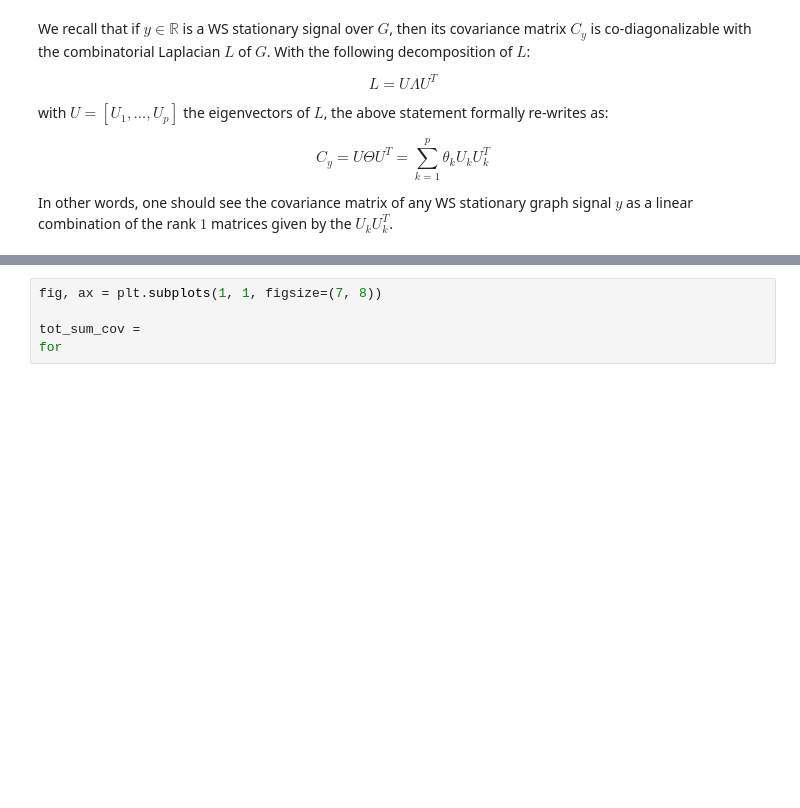
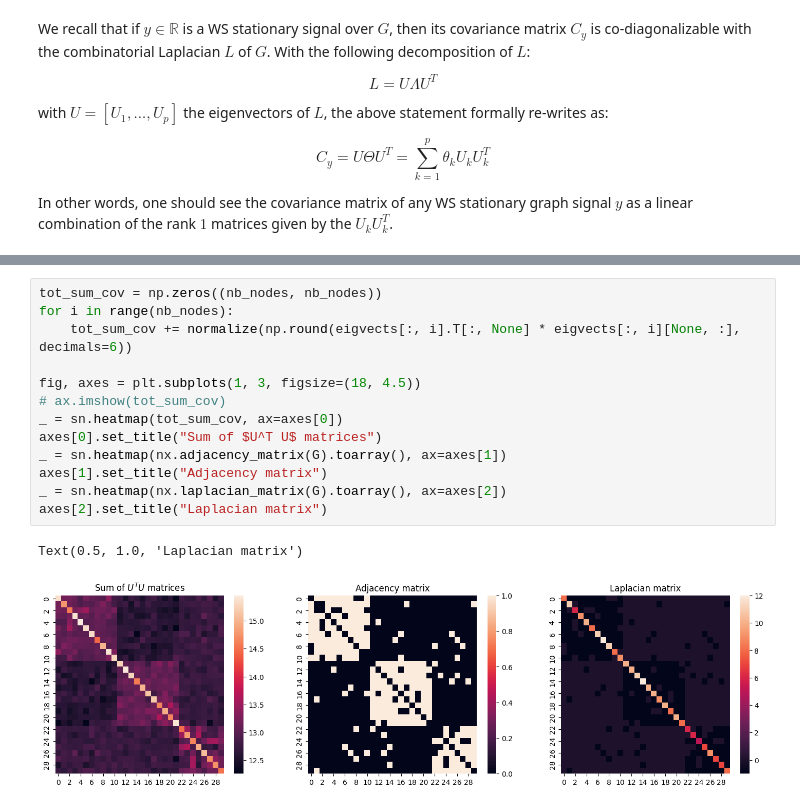
Before and after one commit to evenmatencio/graph-signals-change-point-detection, a Jupyter notebook: graph_stationarity.ipynb, the cells around one changed output, grey strips where cells are left out. Drawn from its saved outputs; the diff is of its cells as text; blank space fills up the shorter version.

```diff
--- a/graph_stationarity.ipynb
+++ b/graph_stationarity.ipynb
@@ -92,5 +89,16 @@ for i in range(nb_nodes):
-# %%
-fig, ax = plt.subplots(1, 1, figsize=(7, 8))
-
-tot_sum_cov =
-for
+# %%
+tot_sum_cov = np.zeros((nb_nodes, nb_nodes))
+for i in range(nb_nodes):
+    tot_sum_cov += normalize(np.round(eigvects[:, i].T[:, None] * eigvects[:, i][None, :], decimals=6))
+
+fig, axes = plt.subplots(1, 3, figsize=(18, 4.5))
+# ax.imshow(tot_sum_cov)
+_ = sn.heatmap(tot_sum_cov, ax=axes[0])
+axes[0].set_title("Sum of $U^T U$ matrices")
+_ = sn.heatmap(nx.adjacency_matrix(G).toarray(), ax=axes[1])
+axes[1].set_title("Adjacency matrix")
+_ = sn.heatmap(nx.laplacian_matrix(G).toarray(), ax=axes[2])
+axes[2].set_title("Laplacian matrix")
+# %% [output]
+Text(0.5, 1.0, 'Laplacian matrix')
+[figure, added]
```
Also changed, not shown: parts of 6 cells of this notebook.
